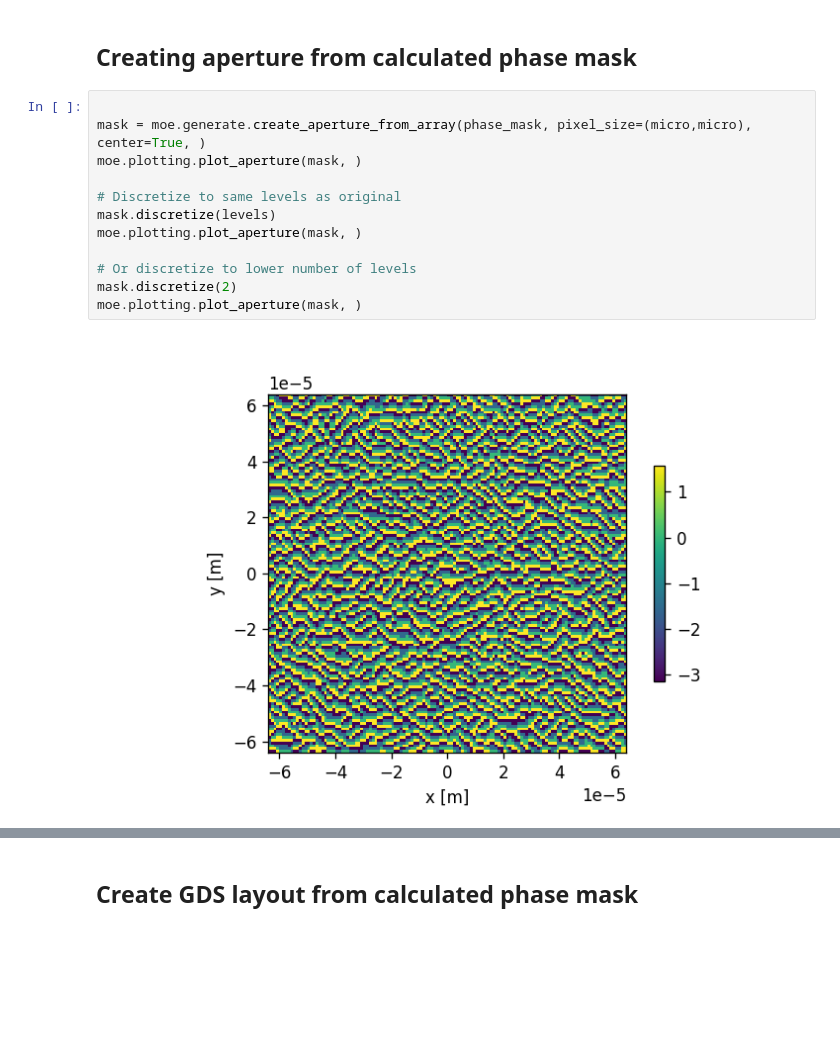
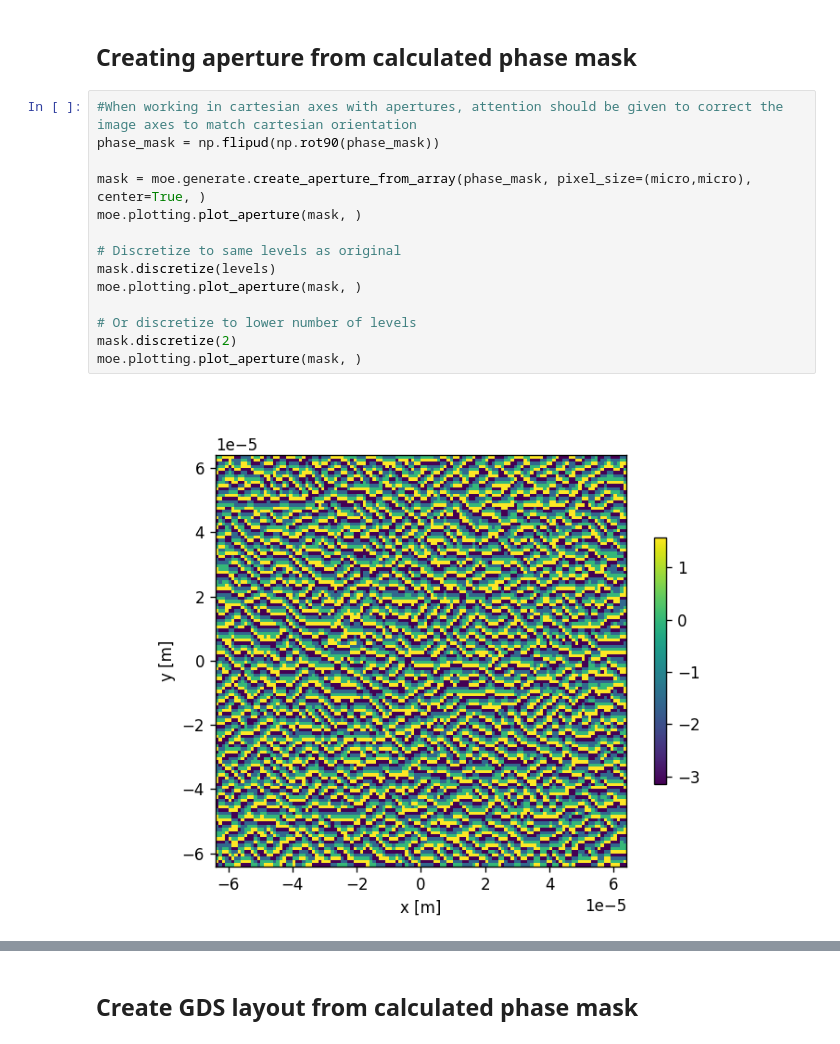
Before and after one commit to INLnano/pyMOE, a Jupyter notebook: docs/notebooks/Hologram_masks.ipynb, the cells around one changed output, grey strips where cells are left out. Drawn from its saved outputs; the diff is of its cells as text; blank space fills up the shorter version.

```diff
--- a/docs/notebooks/Hologram_masks.ipynb
+++ b/docs/notebooks/Hologram_masks.ipynb
@@ -114,16 +114,18 @@ Text(0.5, 1.0, 'Calculated far field intensity')
 # %% [markdown]
 ## Creating aperture from calculated phase mask
 # %%
+#When working in cartesian axes with apertures, attention should be given to correct the image axes to match cartesian orientation
+phase_mask = np.flipud(np.rot90(phase_mask))
 
 mask = moe.generate.create_aperture_from_array(phase_mask, pixel_size=(micro,micro), center=True, )
 moe.plotting.plot_aperture(mask, )
 
 # Discretize to same levels as original
 mask.discretize(levels)
 moe.plotting.plot_aperture(mask, )
 
 # Or discretize to lower number of levels
 mask.discretize(2)
 moe.plotting.plot_aperture(mask, )
 # %% [output]
-[figure, old version]
+[figure, new version]
```
Also changed, not shown: parts of 7 cells of this notebook, 12 other files.
